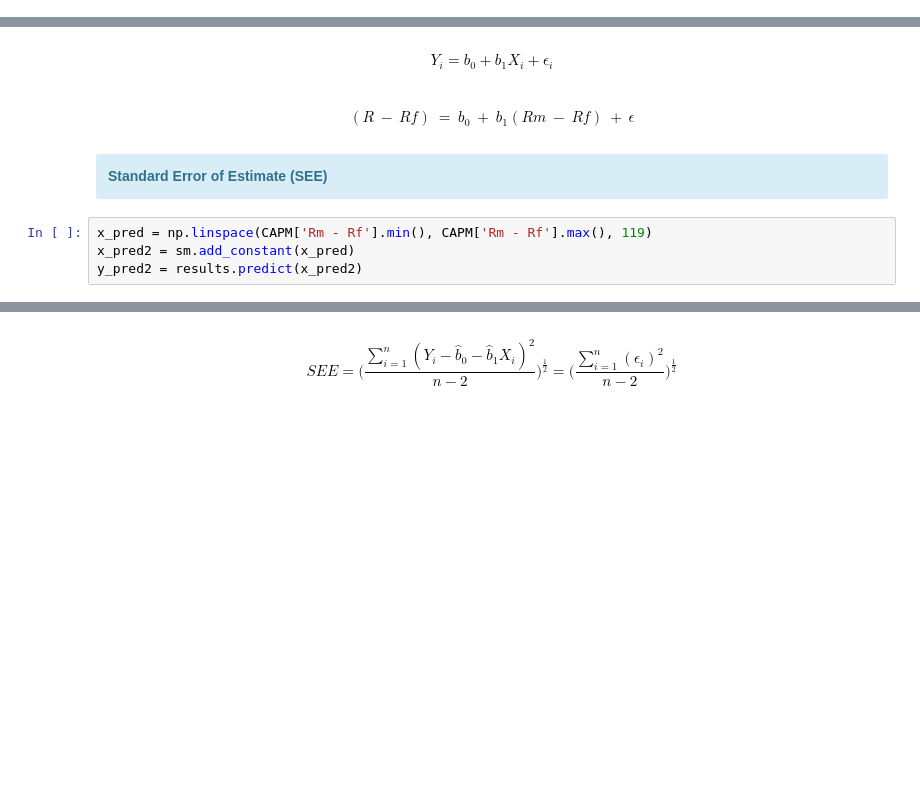
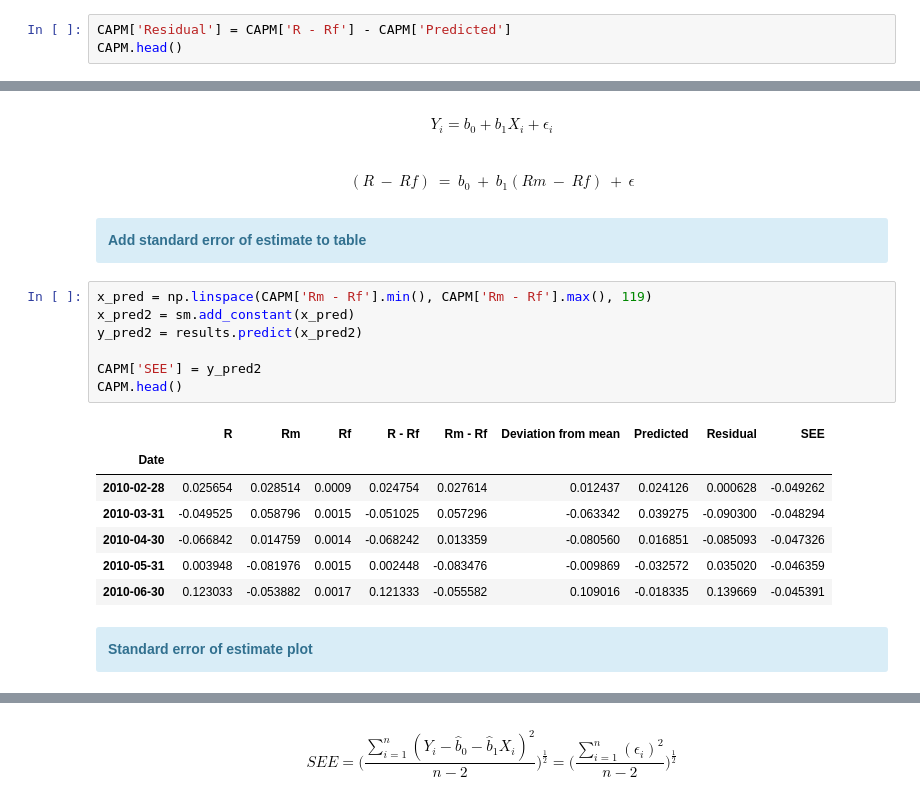
Before and after one commit to Empanator/Financial_Analysis, a Jupyter notebook: CAPM - FLRY3 and S&P 500.ipynb, the cells around one changed output, grey strips where cells are left out. Cells and saved outputs as stored; diff of their text form; blank space fills up the shorter version.

```diff
--- a/CAPM - FLRY3 and S&P 500.ipynb
+++ b/CAPM - FLRY3 and S&P 500.ipynb
@@ -157,0 +181,3 @@ CAPM.head()
+# %%
+CAPM['Residual'] = CAPM['R - Rf'] - CAPM['Predicted']
+CAPM.head()
@@ -209,14 +247,29 @@ py.iplot(fig, filename = 'Capital Asset Pricing Model using FLRY3 and S&P 500',
 # %% [markdown]
 $$Y_i = b_0 + b_1 X_i + \epsilon_i$$ <br/>
 $$(R\ -\ Rf)\ =\ b_{0}\ +\ b_{1}(Rm\ -\ Rf)\ +\ \epsilon$$
+# %% [markdown]
+<div class="alert alert-block alert-info">
+<b>Add standard error of estimate to table</b>
+</div>
+# %%
+x_pred = np.linspace(CAPM['Rm - Rf'].min(), CAPM['Rm - Rf'].max(), 119)
+x_pred2 = sm.add_constant(x_pred)
+y_pred2 = results.predict(x_pred2)
+
+CAPM['SEE'] = y_pred2
+CAPM.head()
+# %% [output]
+|  | R | Rm | Rf | R - Rf | Rm - Rf | Deviation from mean | Predicted | Residual | SEE |
+| Date |  |  |  |  |  |  |  |  |  |
+| 2010-02-28 | 0.025654 | 0.028514 | 0.0009 | 0.024754 | 0.027614 | 0.012437 | 0.024126 | 0.000628 | -0.049262 |
+| 2010-03-31 | -0.049525 | 0.058796 | 0.0015 | -0.051025 | 0.057296 | -0.063342 | 0.039275 | -0.090300 | -0.048294 |
+| 2010-04-30 | -0.066842 | 0.014759 | 0.0014 | -0.068242 | 0.013359 | -0.080560 | 0.016851 | -0.085093 | -0.047326 |
+| 2010-05-31 | 0.003948 | -0.081976 | 0.0015 | 0.002448 | -0.083476 | -0.009869 | -0.032572 | 0.035020 | -0.046359 |
+| 2010-06-30 | 0.123033 | -0.053882 | 0.0017 | 0.121333 | -0.055582 | 0.109016 | -0.018335 | 0.139669 | -0.045391 |
 # %% [markdown]
 <div class="alert alert-block alert-info">
-<b>Standard Error of Estimate (SEE)</b>
+<b>Standard error of estimate plot</b>
 </div>
-# %%
-x_pred = np.linspace(CAPM['Rm - Rf'].min(), CAPM['Rm - Rf'].max(), 119)
-x_pred2 = sm.add_constant(x_pred)
-y_pred2 = results.predict(x_pred2)
 # %%
 fig = go.Figure()
 
```
Also changed, not shown: parts of 10 cells of this notebook.
